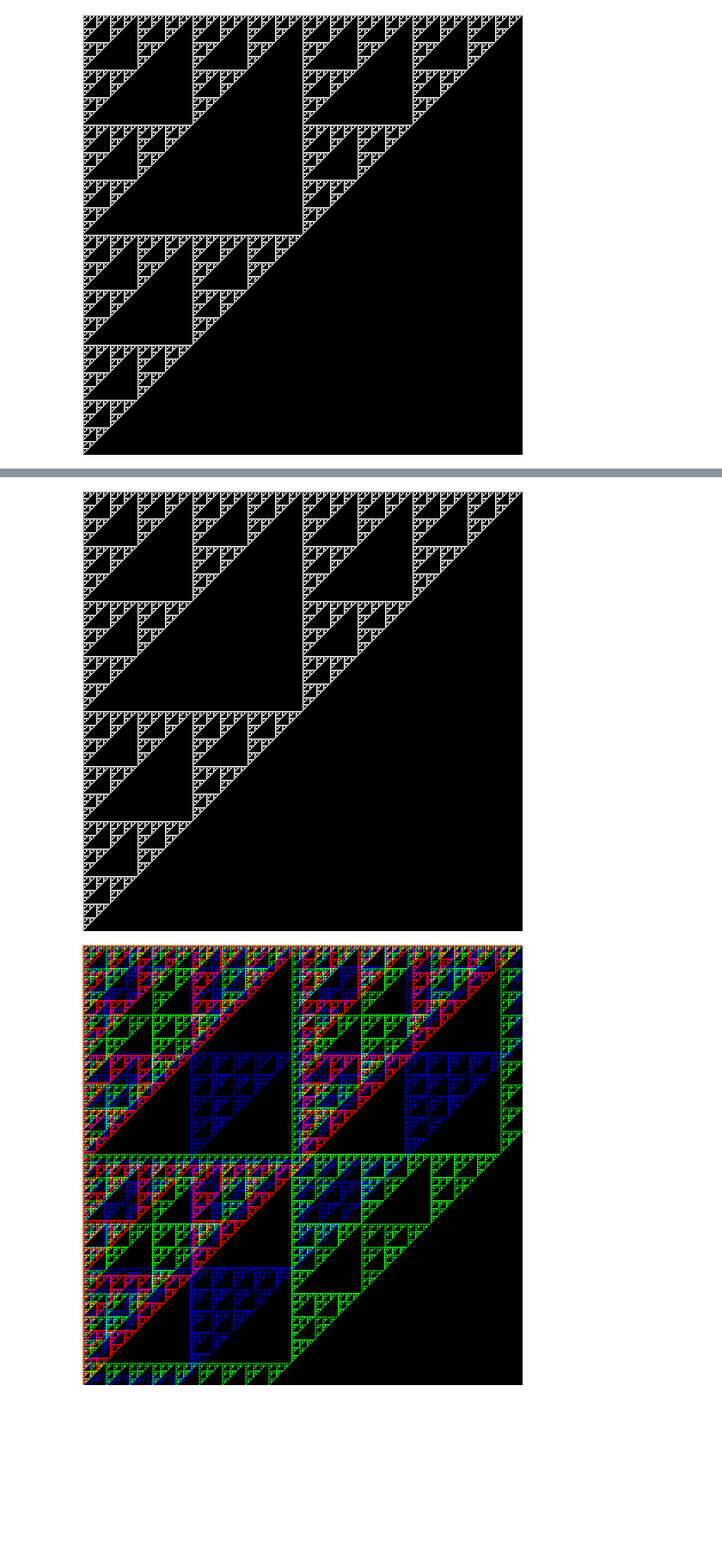
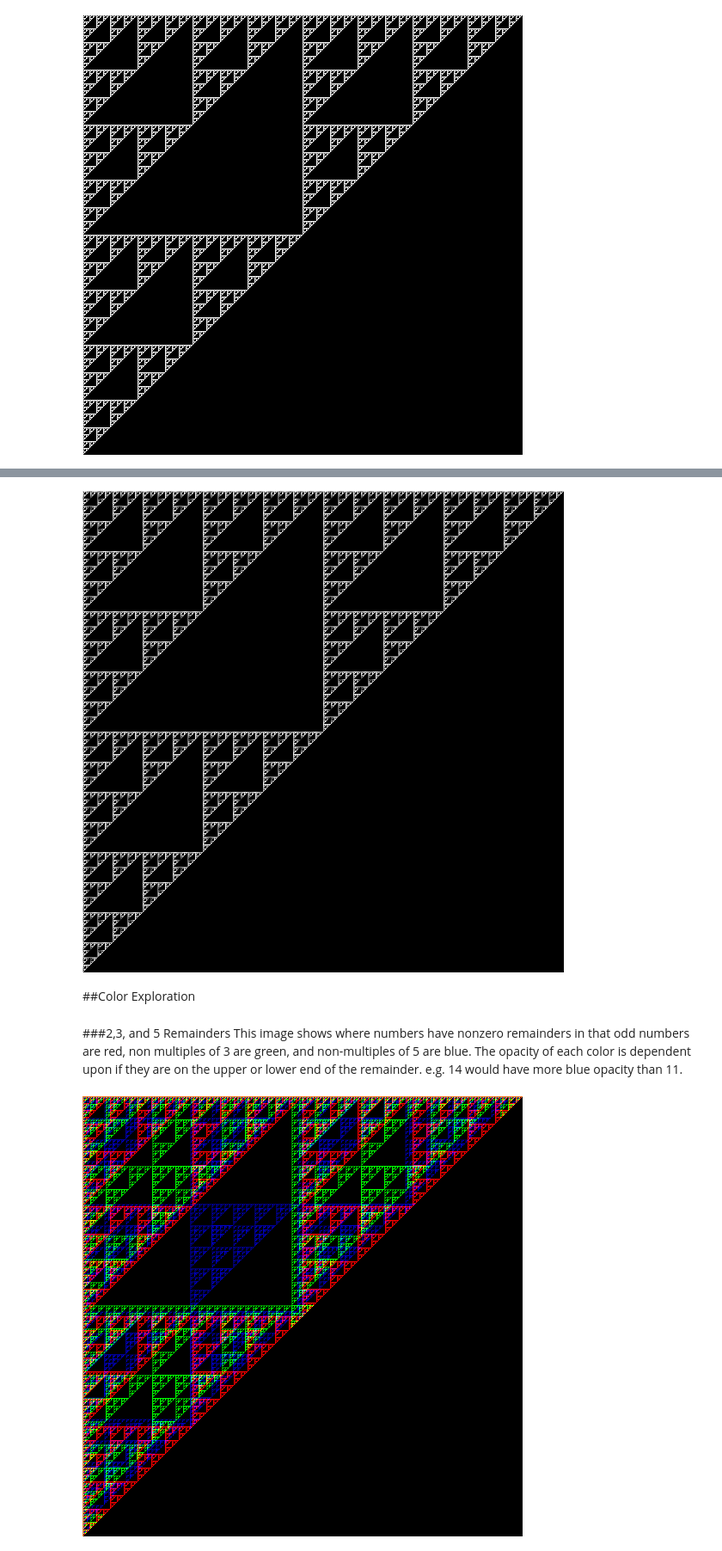
Before and after one commit to BurleighCharlton/Python-Mathematics, a Jupyter notebook: P4M_Notebook_5.ipynb, the cells around one changed output, grey strips where cells are left out. Shown at 86% size. Drawn from its saved outputs; the diff is of its cells as text; code cells hidden in the pictures; blank space fills up the shorter version.

Commit message:
Added color to pascal exploration Added legend to rolling average

```diff
--- a/P4M_Notebook_5.ipynb
+++ b/P4M_Notebook_5.ipynb
@@ -289,0 +305,6 @@ rep_three(6) # This should output 24.
+# %%
+def q(n):
+    count = 0
+    for _ in partitions(n):
+        count += 1
+    return count
@@ -290 +335,4 @@ rep_three(6) # This should output 24.
+# %%
+def sum(n):
+  while q(n)>0
 # %% [markdown]
@@ -348,0 +401,13 @@ from decimal import Decimal
+# %%
+def makepascalarray(n):
+  '''
+  takes n as how many rows to generate of pascals traingle
+  '''
+  results = np.zeros((n,n), dtype=Decimal)
+  for y in range(0,n):#go through every row
+    for x in range(0,n-y):#to keep the triangle shape iterate through n-row columns
+      if y==0:
+        results[y,x] = 1  #each row and col starts with 1
+      if y>0:
+        results[y,x] = sum(results[y-1,0:x+1])#we use the property of figurate numbers to find the next row
+  return results
@@ -386,26 +459,31 @@ display(img)
 # %%
-pascalsquare = np.zeros((512, 512,3), dtype=np.uint8)
-for x in range(512):
-    for y in range(512):
-        evenorodd = pascalarray512[y,x]%2
+pascalsquare = np.zeros((1024, 1024,3), dtype=np.uint8)
+for x in range(1024):
+    for y in range(1024):
+        evenorodd = pascalarray1024[y,x]%2
         pascalsquare[y,x] = [250* evenorodd,
                             250* evenorodd,
                             250* evenorodd]
 img = Image.fromarray(pascalsquare) # Create an image from the array.
 display(img)
 # %% [output]
-[figure, old version]
+[figure, new version]
+# %% [markdown]
+##Color Exploration
+# %% [markdown]
+###2,3, and 5 Remainders
+This image shows where numbers have nonzero remainders in that odd numbers are red, non multiples of 3 are green, and non-multiples of 5 are blue. The opacity of each color is dependent upon if they are on the upper or lower end of the remainder. e.g. 14 would have more blue opacity than 11.
 # %%
 pascalsquare = np.zeros((512, 512,3), dtype=np.uint8)
 for x in range(512):
     for y in range(512):
-        rem2 = pascalarray[y,x]%2
-        rem3 = pascalarray[y,x]%3
-        rem5 = pascalarray[y,x]%5
+        rem2 = pascalarray512[y,x]%2
+        rem3 = pascalarray512[y,x]%3
+        rem5 = pascalarray512[y,x]%5
         pascalsquare[y,x] = [250* rem2,
                             125* rem3,
                             50* rem5]
 img = Image.fromarray(pascalsquare) # Create an image from the array.
 display(img)
 # %% [output]
-[figure, old version]
+[figure, new version]
```
Also changed, not shown: parts of 44 cells of this notebook.
